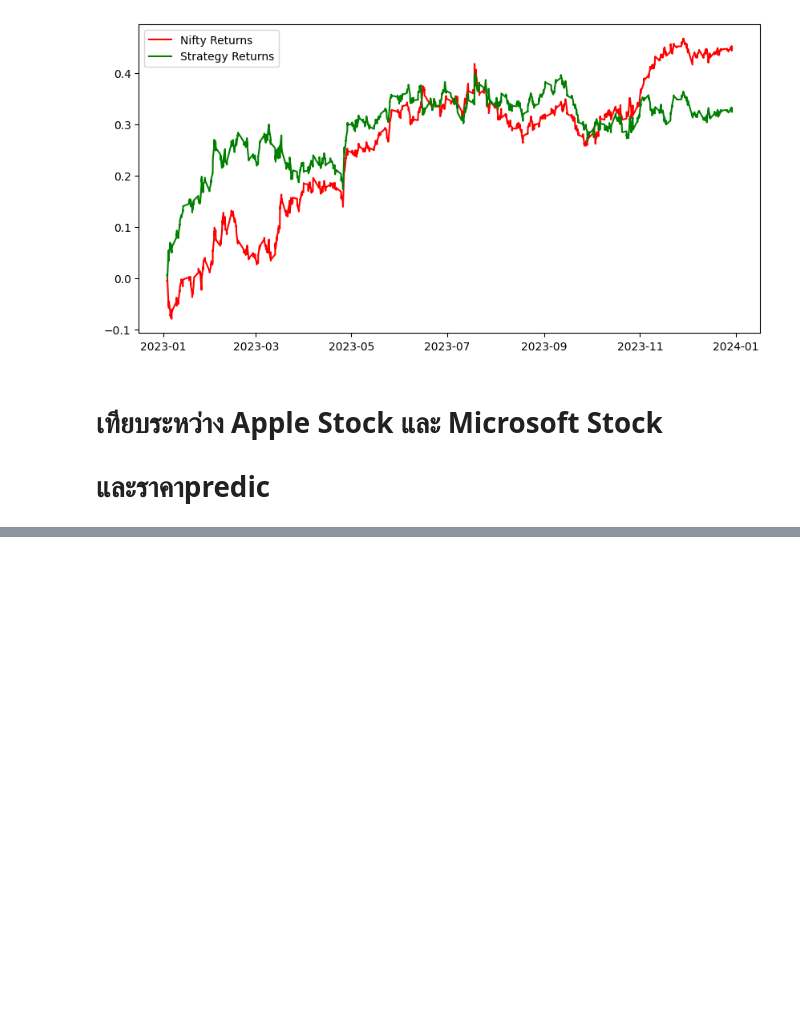
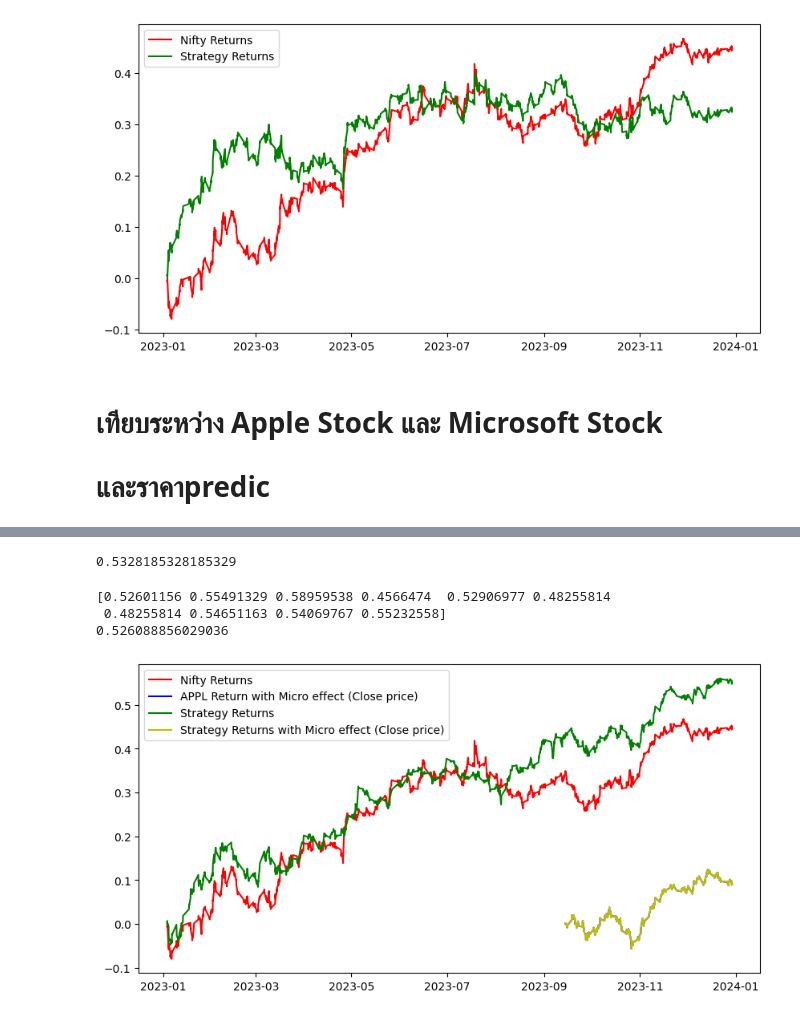
Before and after one commit to inuneko89/DADS_6003, a Jupyter notebook: Logistic_Regression.ipynb, the cells around one changed output, grey strips where cells are left out. Cells and saved outputs as stored; diff of their text form; code cells hidden in the pictures; blank space fills up the shorter version.

```diff
--- a/Logistic_Regression.ipynb
+++ b/Logistic_Regression.ipynb
@@ -514,0 +521,7 @@ x2=x
+# %%
+from sklearn.preprocessing import StandardScaler
+
+# Scale the features
+scalerb = StandardScaler()
+Xb = scalerb.fit_transform(Xb)  # Assuming X is your feature matrix
+Xb
@@ -514,0 +542,3 @@ x2=x
+# %%
+yb = np.where(merged_df['Close_APPL'].shift(-1) > merged_df['Close_APPL'],1,-1)
+yb
@@ -514,0 +547,7 @@ x2=x
+# %%
+splitb = int(0.7*len(merged_df))
+Xb_train, Xb_test, yb_train, yb_test = Xb[:splitb], Xb[splitb:], yb[:splitb], yb[splitb:]
+# %%
+
+modelb = LogisticRegression(max_iter=1000)
+modelb.fit(Xb_train, yb_train)
@@ -514,0 +621,39 @@ x2=x
+# %%
+print(modelb.score(Xb_test,yb_test))
+# %% [output]
+0.5328185328185329
+# %%
+cross_val = cross_val_score(LogisticRegression(), Xb, yb, scoring='accuracy', cv=10)
+print(cross_val)
+print(cross_val.mean())
+# %% [output]
+[0.52601156 0.55491329 0.58959538 0.4566474  0.52906977 0.48255814
+ 0.48255814 0.54651163 0.54069767 0.55232558]
+0.526088856029036
+# %%
+plt.figure(figsize=(10,5))
+
+##เส้นที่ 1 ผลตอบแทนจริงของ BH กรณีปกติ
+plt.plot(Cumulative_Nifty_returns1, color='r',label = 'Nifty Returns')
+
+
+##เส้นที่ 2 ผลตอบแทนจริงของ BH กรณีที่เอาราคาปิดของ Apple มาวิเคราะห์ร่วม/
+merged_df['Predicted_Signalb'] = modelb.predict(Xb)
+merged_df['APPL_Micro'] = np.log(merged_df['Close_APPL']/merged_df['Close_APPL'].shift(1))
+Cumulative_APPL_Micro_returns = np.cumsum(merged_df[splitb:]['APPL_Micro'])
+plt.plot(Cumulative_APPL_Micro_returns, color='b',label = 'APPL Return with Micro effect (Close price)')
+
+##เส้นที่ 3 ผลตอบแทนของตาม model กรณีปกติ
+plt.plot(Cumulative_Strategy_returns, color='g', label = 'Strategy Returns')
+
+
+##เส้นที่ 4 ผลตอบแทนของตาม model กรณีที่เอาราคาปิดของ Apple มาวิเคราะห์ร่วม
+merged_df['Strategy_returnsb'] = merged_df['APPL_Micro']* merged_df['Predicted_Signalb'].shift(1)
+Cumulative_Strategy_returnsb = np.cumsum(merged_df[splitb:]['Strategy_returnsb'])
+plt.plot(Cumulative_Strategy_returnsb, color='y', label = 'Strategy Returns with Micro effect (Close price)')
+
+
+plt.legend()
+plt.show()
+# %% [output]
+[figure, added]
```
Also changed, not shown: parts of 16 cells of this notebook.
